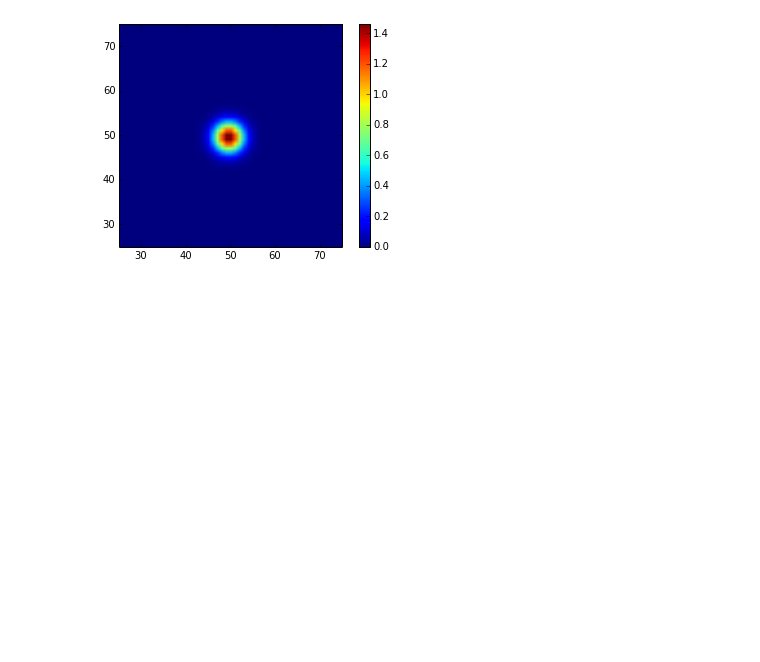
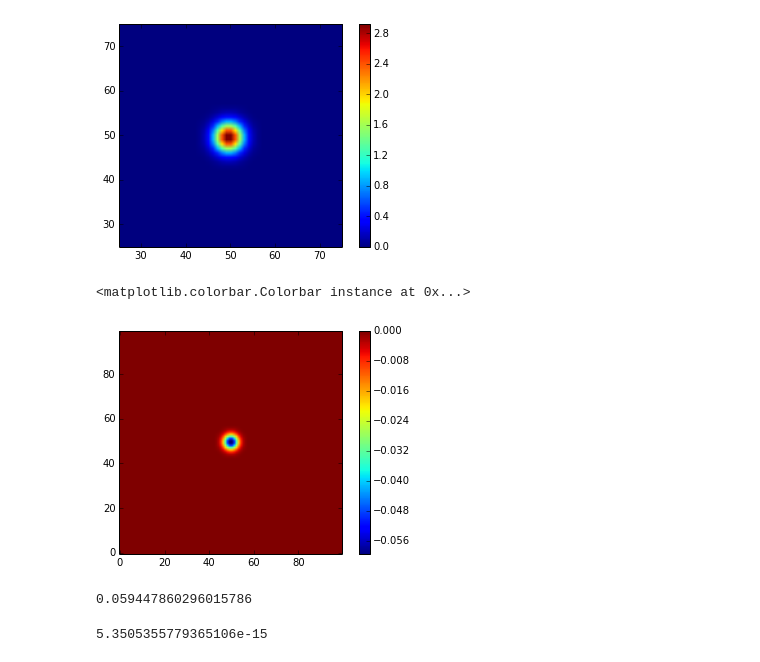
Before and after one commit to mpresley42/KSZ_21cm_Constraints, a Jupyter notebook: code/Python/PowerSpectrumTests.ipynb, the cells around one changed output. Cells and saved outputs as stored; diff of their text form; code cells hidden in the pictures; blank space fills up the shorter version.

```diff
--- a/code/Python/PowerSpectrumTests.ipynb
+++ b/code/Python/PowerSpectrumTests.ipynb
@@ -117,7 +117,7 @@ plt.show()
 # %% [output]
 [figure]
 # %%
-# great. now on to the 2d case. Note: This doesn't work yet!
+# great. now on to the 2d case. I think this works now! :D
 def discrete_ft_2d(x,y,f):
     lx = max(x); Nx = len(x) # assumes that x is from -l to l
     ly = max(y); Ny = len(y)
@@ -126,7 +126,7 @@ def discrete_ft_2d(x,y,f):
     ky = np.linspace(-Ny/(4*ly),Ny/(4*ly),Ny)
     xg,yg,kxg,kyg = np.meshgrid(x,y,kx,ky)
     fg = f(xg,yg) #a*np.exp(-b*(xg*xg+yg*yg))
-    ftd = np.sum(fg*np.exp(-2*np.pi*1j*(kxg*xg+kyg*yg))*2*lx*ly/(Nx*Ny),axis=(0,1))
+    ftd = np.sum(fg*np.exp(-2*np.pi*1j*(kxg*xg+kyg*yg))*4*lx*ly/(Nx*Ny),axis=(0,1))
     return kx,ky,ftd
 l=5.; n=100.
 x = np.linspace(-l,l,n)
@@ -146,3 +146,17 @@ plt.colorbar(); plt.show()
 # %% [output]
 [figure]
 [figure]
+# %%
+plt.imshow(np.real(ftd)-ftc,origin='lower')
+plt.colorbar()
+# %% [output]
+<matplotlib.colorbar.Colorbar instance at 0x...>
+[figure, added]
+# %%
+np.max(np.abs(np.real(ftd)-ftc))
+# %% [output]
+0.059447860296015786
+# %%
+np.max(np.abs(np.imag(ftd)))
+# %% [output]
+5.3505355779365106e-15
```
